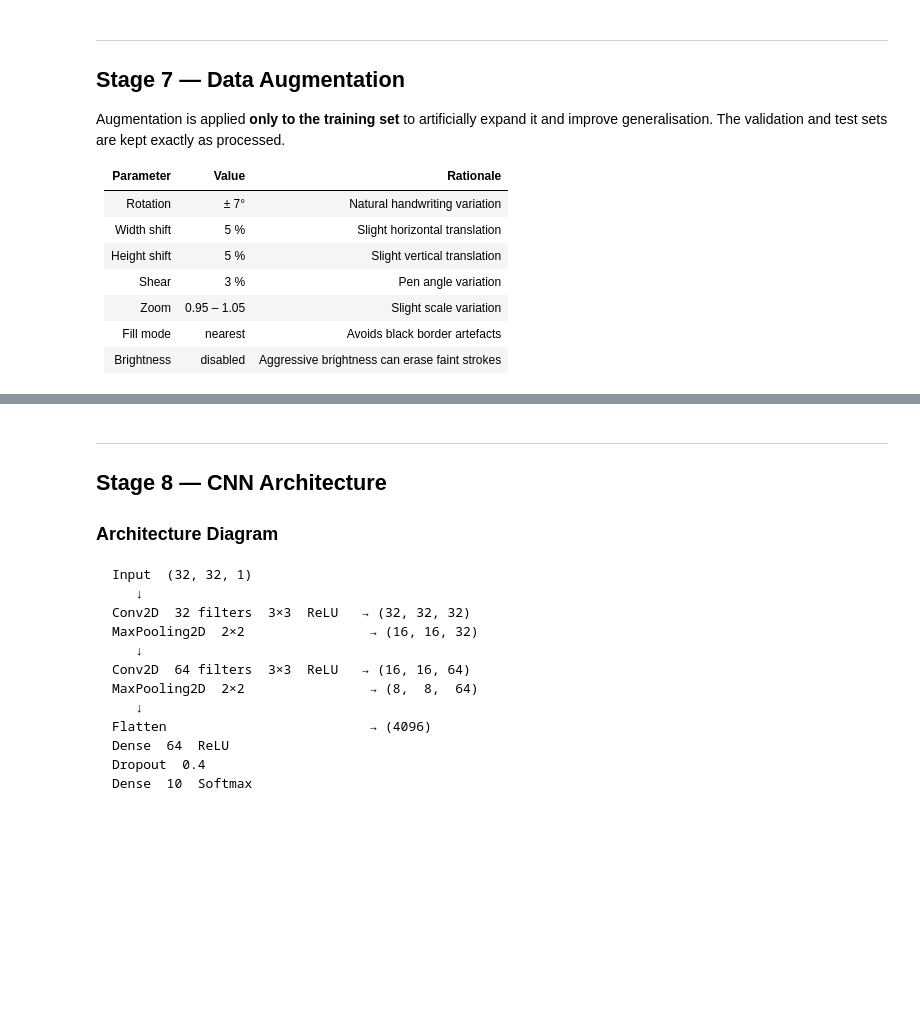
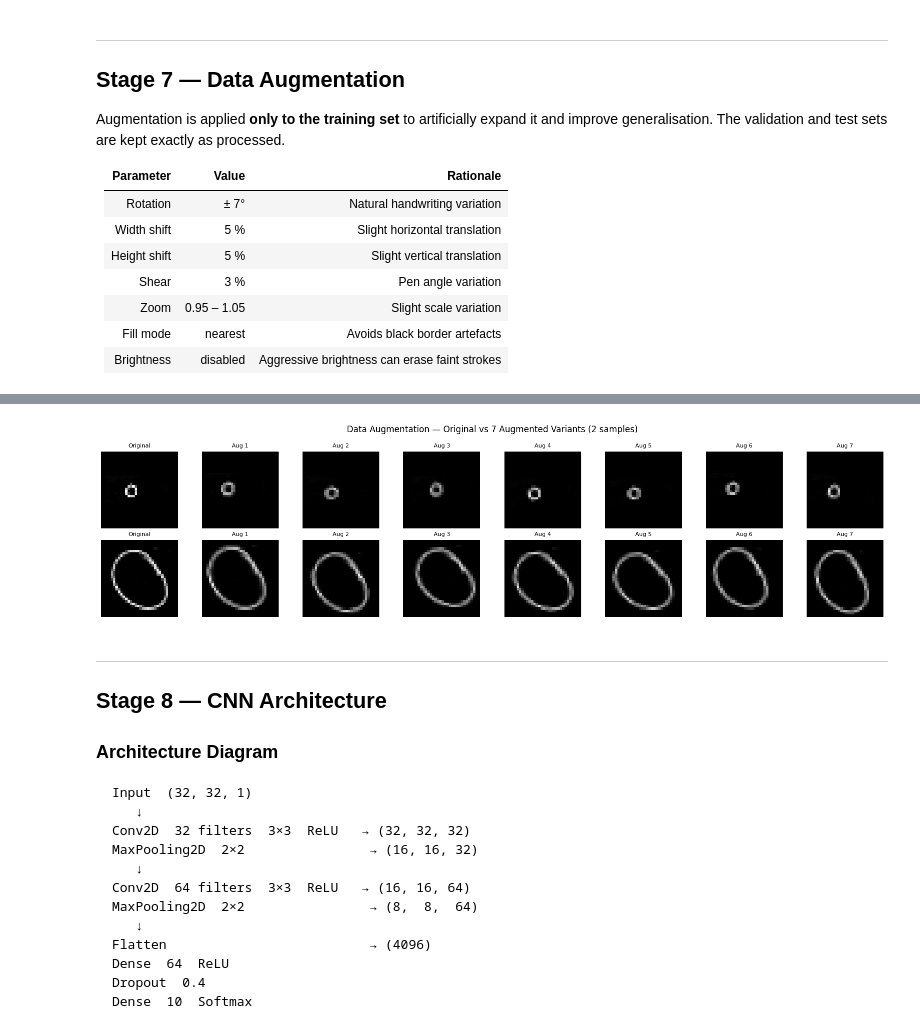
Before and after one commit to 21Oli/handwritten-digit-recognition-CNN, a Jupyter notebook: notebooks/handwritten_digit_recognition_1.ipynb, the cells around one changed output, grey strips where cells are left out. Drawn from its saved outputs; the diff is of its cells as text; code cells hidden in the pictures; blank space fills up the shorter version.

```diff
--- a/notebooks/handwritten_digit_recognition_1.ipynb
+++ b/notebooks/handwritten_digit_recognition_1.ipynb
@@ -652,42 +1118,49 @@ print(f"✓ Validation generator         : {len(val_gen)} batches")
 # %%
 # ============================================================
 # STAGE 7.2 — VISUALISE AUGMENTATION
 # ============================================================
+#
+# next(aug_gen) returns a batch: (batch_size, 32, 32, 1)
+# [0] extracts the first sample:  (32, 32, 1)
+# So we index with [:, :, 0] — NOT [0, :, :, 0]
+# ============================================================
 
-sample_img    = X_train[0:1]   # shape (1, 32, 32, 1)
-sample_label  = y_train[0]
+sample_img   = X_train[0:1]   # (1, 32, 32, 1)
+sample_img2  = X_train[5:6]   # (1, 32, 32, 1)
 
-aug_gen = train_datagen.flow(sample_img, batch_size=1, seed=SEED)
+aug_gen  = train_datagen.flow(sample_img,  batch_size=1, seed=SEED)
+aug_gen2 = train_datagen.flow(sample_img2, batch_size=1, seed=SEED)
 
 fig, axes = plt.subplots(2, 8, figsize=(16, 4))
 
+# ── Row 0 ─────────────────────────────────────────────────────
 axes[0][0].imshow(sample_img[0, :, :, 0], cmap="gray", vmin=0, vmax=1)
 axes[0][0].set_title("Original", fontsize=8)
 axes[0][0].axis("off")
 
 for col in range(1, 8):
-    aug_img = next(aug_gen)[0]
-    axes[0][col].imshow(aug_img[0, :, :, 0], cmap="gray", vmin=0, vmax=1)
+    aug_img = next(aug_gen)[0]          # (32, 32, 1)
+    axes[0][col].imshow(aug_img[:, :, 0], cmap="gray", vmin=0, vmax=1)
     axes[0][col].set_title(f"Aug {col}", fontsize=8)
     axes[0][col].axis("off")
 
-sample_img2   = X_train[5:6]
-aug_gen2 = train_datagen.flow(sample_img2, batch_size=1, seed=SEED)
-
+# ── Row 1 ─────────────────────────────────────────────────────
 axes[1][0].imshow(sample_img2[0, :, :, 0], cmap="gray", vmin=0, vmax=1)
 axes[1][0].set_title("Original", fontsize=8)
 axes[1][0].axis("off")
 
 for col in range(1, 8):
-    aug_img = next(aug_gen2)[0]
-    axes[1][col].imshow(aug_img[0, :, :, 0], cmap="gray", vmin=0, vmax=1)
+    aug_img = next(aug_gen2)[0]         # (32, 32, 1)
+    axes[1][col].imshow(aug_img[:, :, 0], cmap="gray", vmin=0, vmax=1)
     axes[1][col].set_title(f"Aug {col}", fontsize=8)
     axes[1][col].axis("off")
 
 plt.suptitle("Data Augmentation — Original vs 7 Augmented Variants (2 samples)",
              fontsize=12)
 plt.tight_layout()
 plt.show()
+# %% [output]
+[figure, added]
 # %% [markdown]
 ---
 ## Stage 8 — CNN Architecture
```
Also changed, not shown: parts of 32 cells of this notebook, 5 other files.
